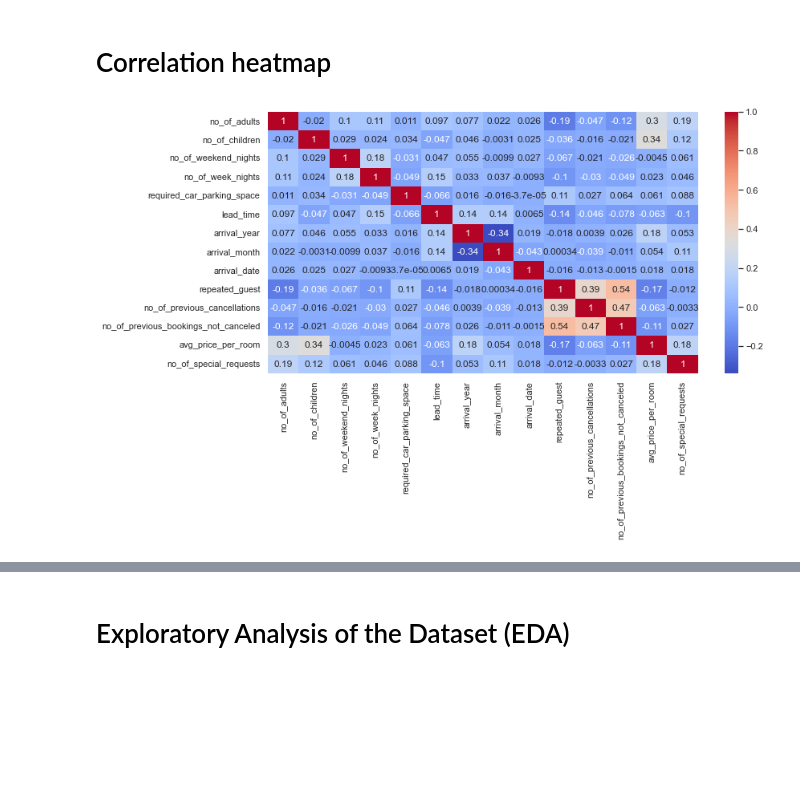
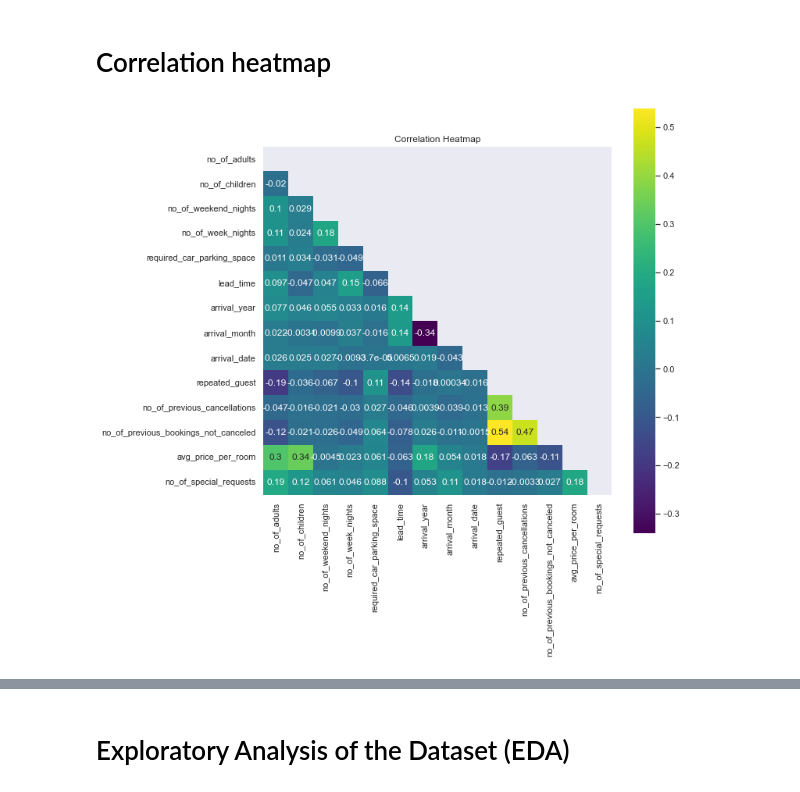
Before and after one commit to georgekalf/HotelReservations-ML, a Jupyter notebook: EDA.ipynb, the cells around one changed output, grey strips where cells are left out. Cells and saved outputs as stored; diff of their text form; code cells hidden in the pictures; blank space fills up the shorter version.

Commit message:
Minor cleanup and appropriate comments on plots for the EDA

```diff
--- a/EDA.ipynb
+++ b/EDA.ipynb
@@ -9,7 +9,7 @@ sns.set()
 import plotly.express as px
 # %%
 # loading file
-hotel_df = pd.read_csv('/Users/georgekalfas/Downloads/Argyriou Assignments/Individual assignment/Hotel Reservations.csv')
+hotel_df = pd.read_csv('Hotel Reservations.csv')
 # %%
 # checking the dataframe
 hotel_df.head(5)
@@ -84,13 +66,25 @@ max               540.000
 # %% [markdown]
 # Correlation heatmap
-# %%
-# correlation heatmap of my dataframe
-plt.figure(figsize=(12, 6))
-corr = hotel_df.corr()
-sns.heatmap(corr, annot=True, cmap='coolwarm')
-plt.show()
-# %% [output]
-[figure, removed]
+# %%
+# creating a correlation matrix
+corr = hotel_df.corr()
+
+# generating a mask for the upper triangle
+mask = np.triu(np.ones_like(corr, dtype=bool))
+
+# setting up the figure
+plt.figure(figsize=(10, 10))
+
+# customizing the colors and the correlation matrix
+sns.heatmap(corr, mask=mask, annot=True, cmap='viridis', square=True)
+
+# title for the heatmap
+plt.title('Correlation Heatmap')
+
+# displaying the plot
+plt.show()
+# %% [output]
+[figure, added]
 # %%
 # # printing the correlation as a table
 # print("Correlation table of the hotel dataset:")
```
Also changed, not shown: parts of 25 cells of this notebook.
